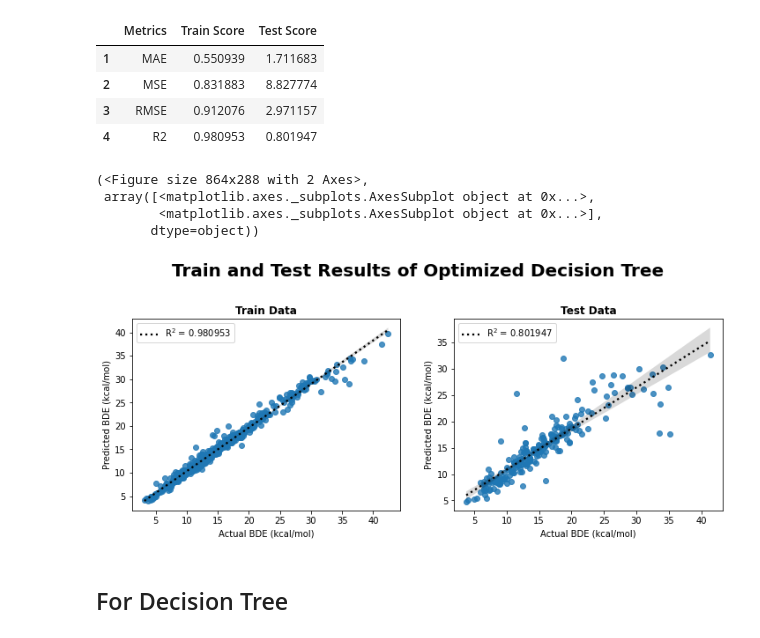
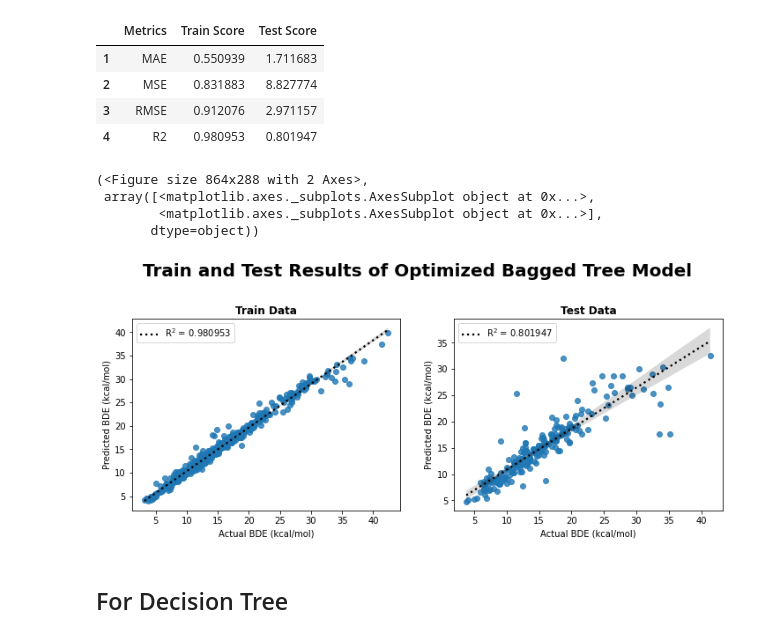
Before and after one commit to sheha919/Cobaltocenium_project, a Jupyter notebook: ml_code.ipynb, the cells around one changed output. Cells and saved outputs as stored; diff of their text form; code cells hidden in the pictures.

```diff
--- a/ml_code.ipynb
+++ b/ml_code.ipynb
@@ -597,13 +597,13 @@ eval_model(bt_opt)
 | 3 | RMSE | 0.912076 | 2.971157 |
 | 4 | R2 | 0.980953 | 0.801947 |
 # %%
-train_test_plot('Optimized Decision Tree', bt_opt)
+train_test_plot('Optimized Bagged Tree Model', bt_opt)
 # %% [output]
 (<Figure size 864x288 with 2 Axes>,
  array([<matplotlib.axes._subplots.AxesSubplot object at 0x...>,
         <matplotlib.axes._subplots.AxesSubplot object at 0x...>],
        dtype=object))
-[figure, old version]
+[figure, new version]
 # %% [markdown]
 ## For Decision Tree
 # %%
```
Also changed, not shown: parts of 2 cells of this notebook.
